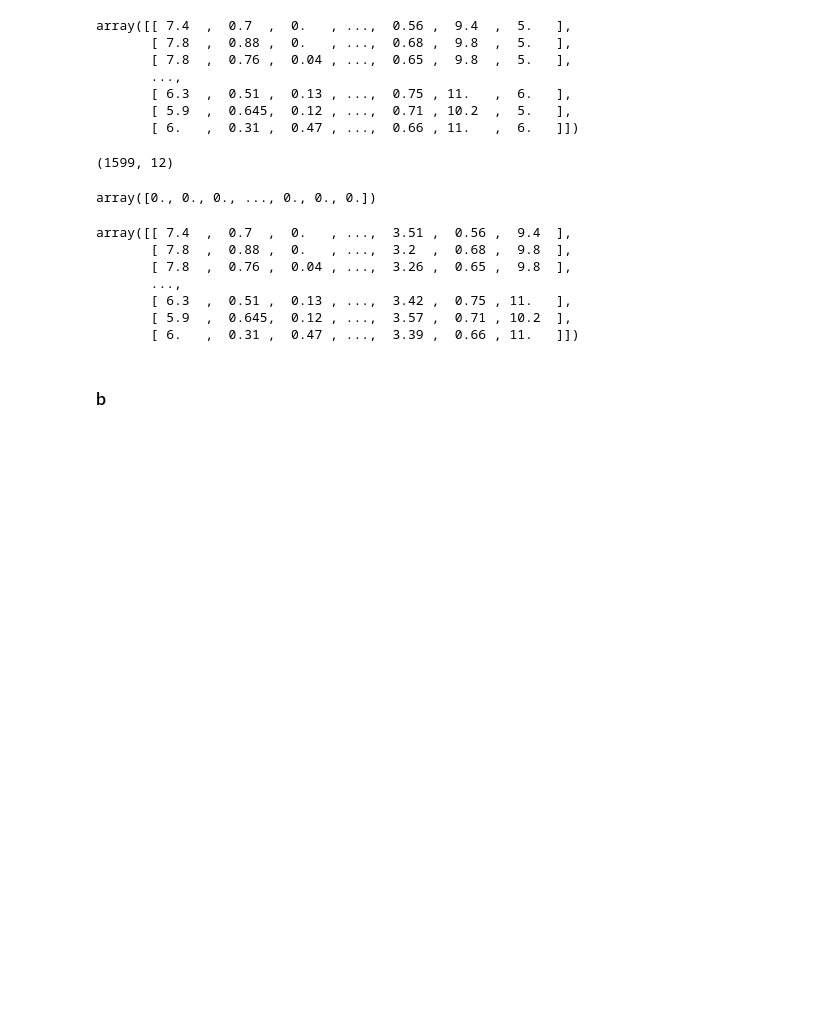
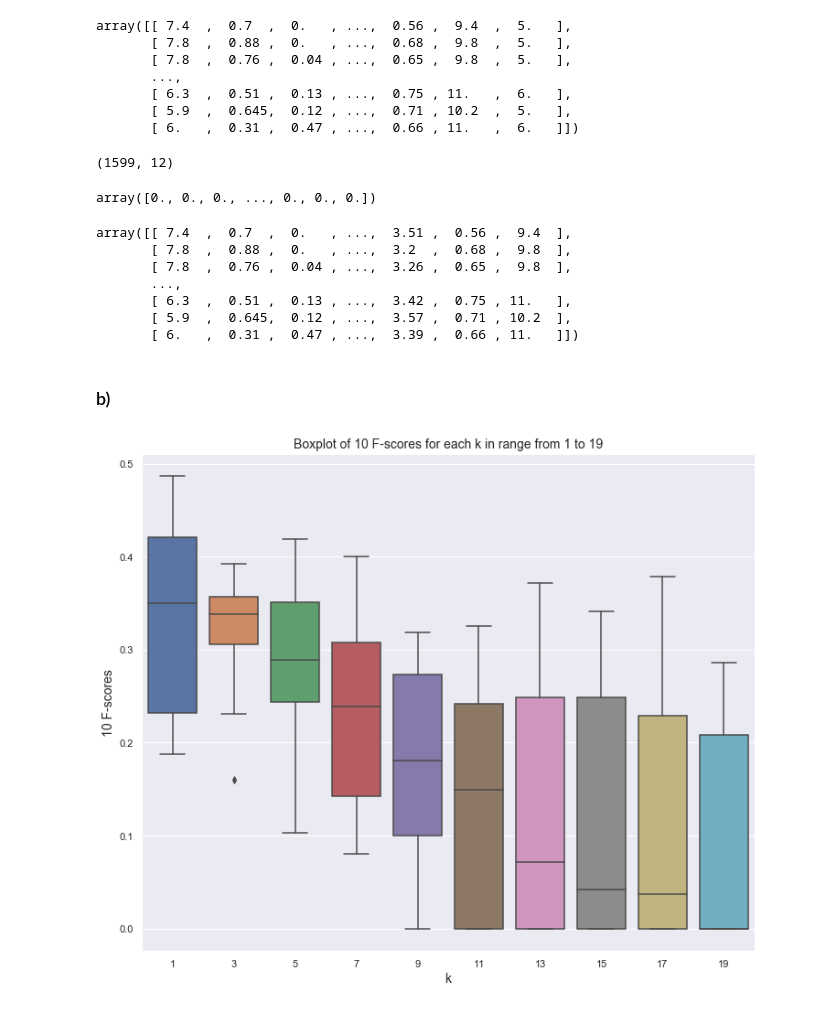
Before and after one commit to dimaTrinh/data-science-ait, a Jupyter notebook: Homework/Homework 3 - Duc Trinh.ipynb, the cells around one changed output. Cells and saved outputs as stored; diff of their text form; code cells hidden in the pictures; blank space fills up the shorter version.

```diff
--- a/Homework/Homework 3 - Duc Trinh.ipynb
+++ b/Homework/Homework 3 - Duc Trinh.ipynb
@@ -70,4 +73,12 @@ array([[ 7.4  ,  0.7  ,  0.   , ...,  3.51 ,  0.56 ,  9.4  ],
        [ 5.9  ,  0.645,  0.12 , ...,  3.57 ,  0.71 , 10.2  ],
        [ 6.   ,  0.31 ,  0.47 , ...,  3.39 ,  0.66 , 11.   ]])
 # %% [markdown]
-### b
+### b)
+# %%
+plt.figure(figsize = (12, 10))
+plt.title(label = "Boxplot of 10 F-scores for each k in range from 1 to 19", fontsize = 14)
+plt.xlabel(xlabel = "k", fontsize = 14)
+plt.ylabel(ylabel = "10 F-scores", fontsize = 14)
+_ = sns.boxplot(x=list(range (1, 21, 2)), y=[cross_val_score(KNeighborsClassifier(n_neighbors=k,metric="euclidean"), X = wine_attrs, y = wine_labels, cv=10, scoring = 'f1') for k in range (1, 21,2)])
+# %% [output]
+[figure, added]
```
Also changed, not shown: parts of 7 cells of this notebook, 2 other files.
